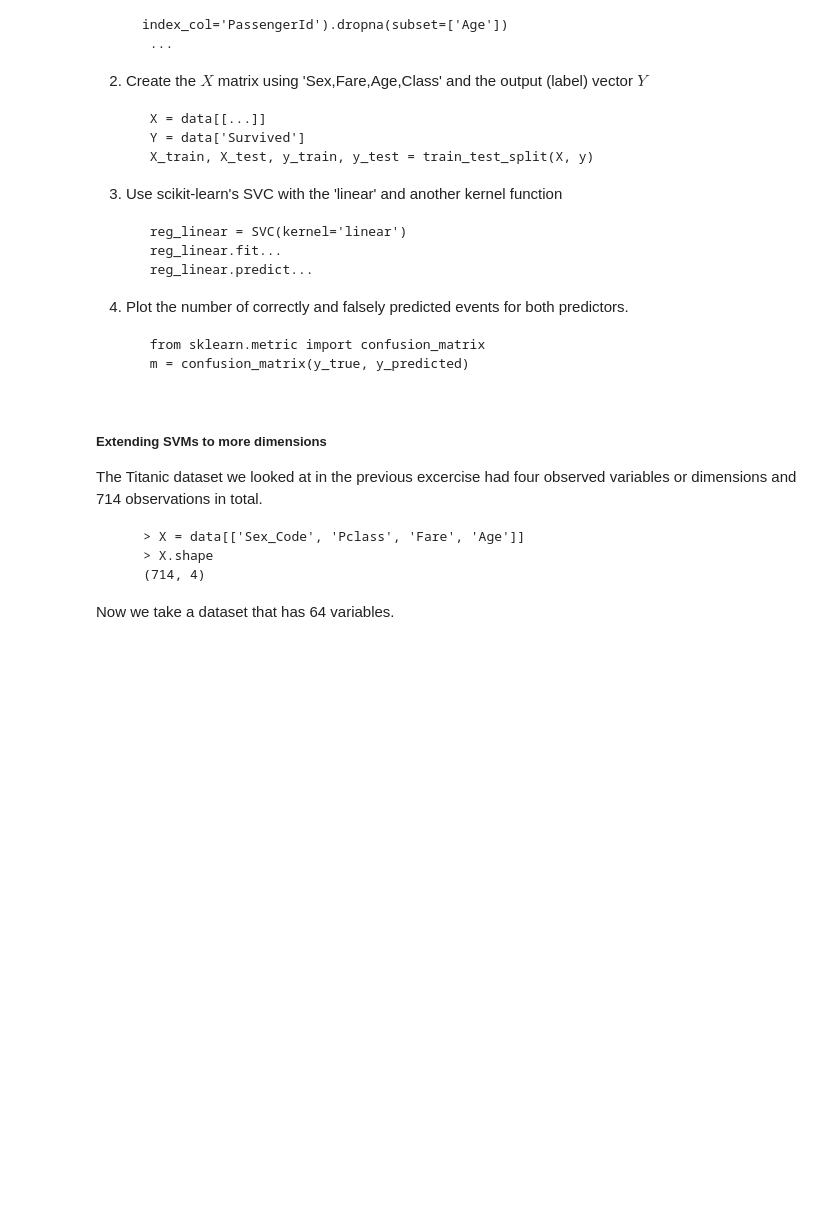
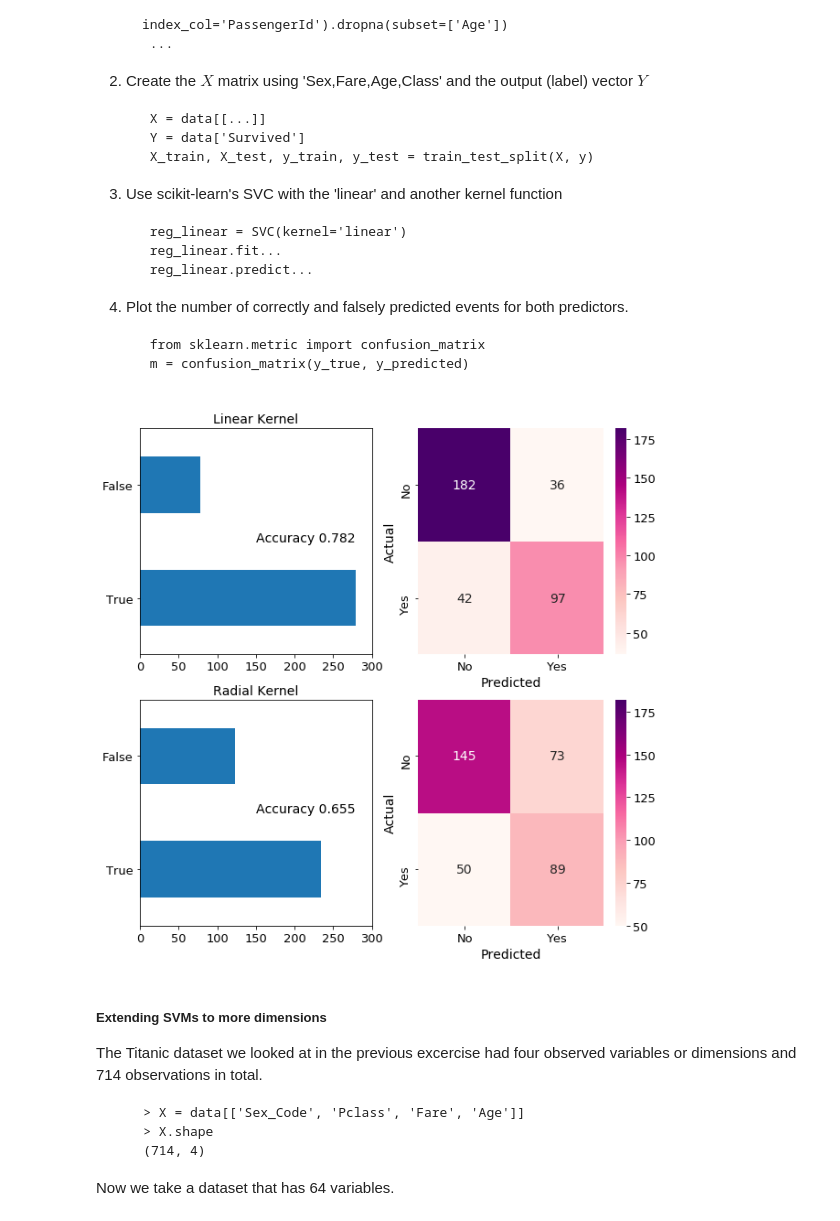
Before and after one commit to ftorradeflot/PythonMasterIFAE, a Jupyter notebook: MachineLearning_messed.ipynb, the cells around one changed output. Cells and saved outputs as stored; diff of their text form; code cells hidden in the pictures; blank space fills up the shorter version.

```diff
--- a/MachineLearning_messed.ipynb
+++ b/MachineLearning_messed.ipynb
@@ -530,3 +540,39 @@ Use scikit-learn's SVC implementation on the Titanic dataset.
+# %%
+# %load ./ml/solutions/exercise_2.py
+import numpy as np
+import matplotlib.pyplot as plt
+from sklearn.svm import SVC
+from sklearn.model_selection import train_test_split
+
+np.random.seed(1234)
+data = read_titanic()
+
+X = data[['Sex_Code', 'Pclass_Code', 'Fare', 'Age']]
+y = data['Survived_Code']
+
+X_train, X_test, y_train, y_test = train_test_split(X, y, test_size=0.5)
+
+
+# Use linear kernel
+reg = SVC(kernel='linear')
+reg.fit(X_train, y_train)
+prediction_linear = reg.predict(X_test)
+
+# Use the rbf kernel
+reg_rbf = SVC(kernel='rbf')
+reg_rbf.fit(X_train, y_train)
+prediction_rbf = reg_rbf.predict(X_test)
+
+fig, ([ax1, ax2], [ax3, ax4]) = plt.subplots(2, 2, figsize=(10, 10))
+plots.plot_bars_and_confusion(truth=y_test, prediction=prediction_linear, axes=[ax1, ax2], vmin=0, vmax=182)
+plots.plot_bars_and_confusion(truth=y_test, prediction=prediction_rbf, axes=[ax3, ax4], vmin=0, vmax=182)
+ax1.set_title('Linear Kernel')
+ax3.set_title('Radial Kernel')
+ax1.set_xlim([0, 300])
+ax3.set_xlim([0, 300])
+None
+# %% [output]
+[figure, added]
 # %% [markdown]
 ##### Extending SVMs to more dimensions
 
```
Also changed, not shown: parts of 23 cells of this notebook, 1 other file.
